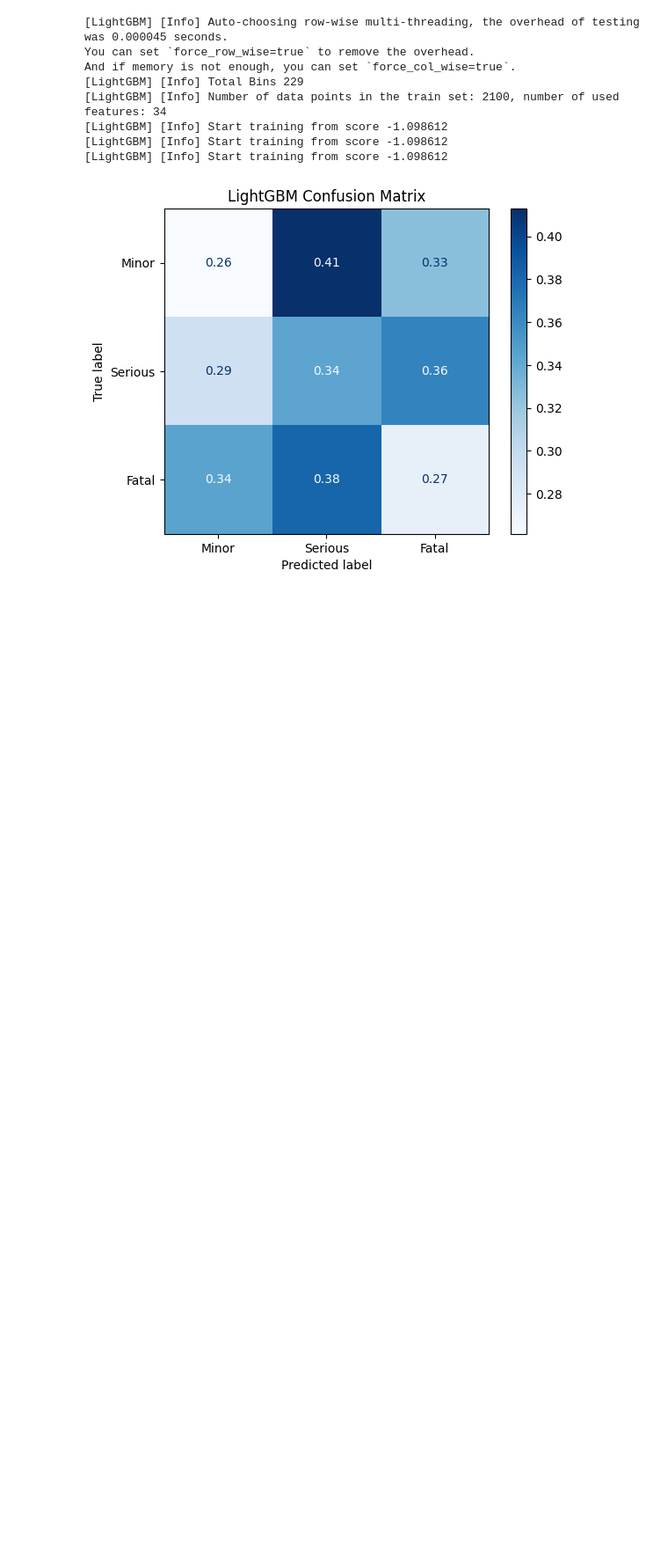
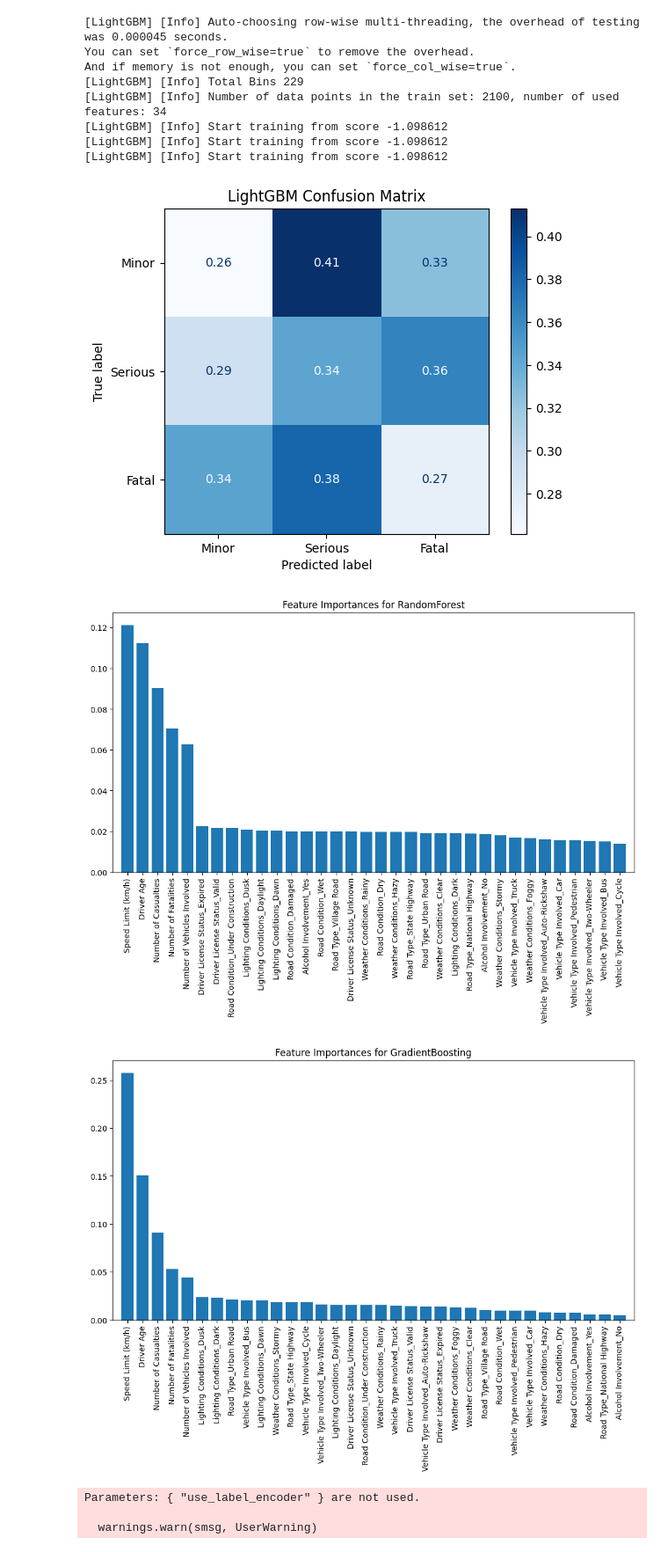
Before and after one commit to adrianramadhan/india-road-accident-prediction-applied-machine-learning-submission, a Jupyter notebook: accident_prediction_notebook.ipynb, the cells around one changed output. Shown at 88% size. Saved outputs shown, nothing was run; the diff lists cells and outputs as text; code cells hidden in the pictures; blank space fills up the shorter version.

Commit message:
feature importance

```diff
--- a/accident_prediction_notebook.ipynb
+++ b/accident_prediction_notebook.ipynb
@@ -327,3 +327,28 @@ And if memory is not enough, you can set `force_col_wise=true`.
 [LightGBM] [Info] Start training from score -1.098612
 [LightGBM] [Info] Start training from score -1.098612
 [figure]
+# %%
+# Feature Importance
+for name, clf in models.items():
+    if hasattr(clf, 'feature_importances_'):
+        pipe = Pipeline([
+            ('preprocessor', preprocessor),
+            ('classifier', clf)
+        ])
+        pipe.fit(X_train, y_train)
+        importances = pipe.named_steps['classifier'].feature_importances_
+        feature_names = numeric_features + list(pipe.named_steps['preprocessor'].transformers_[1][1].named_steps['onehot'].get_feature_names_out(categorical_features))
+        indices = np.argsort(importances)[::-1]
+
+        plt.figure(figsize=(12, 6))
+        plt.title(f'Feature Importances for {name}')
+        plt.bar(range(len(importances)), importances[indices], align='center')
+        plt.xticks(range(len(importances)), np.array(feature_names)[indices], rotation=90)
+        plt.xlim([-1, len(importances)])
+        plt.show()
+# %% [output]
+[figure, added]
+[figure, added]
+Parameters: { "use_label_encoder" } are not used.
+
+  warnings.warn(smsg, UserWarning)
```
Also changed, not shown: parts of 2 cells of this notebook.
